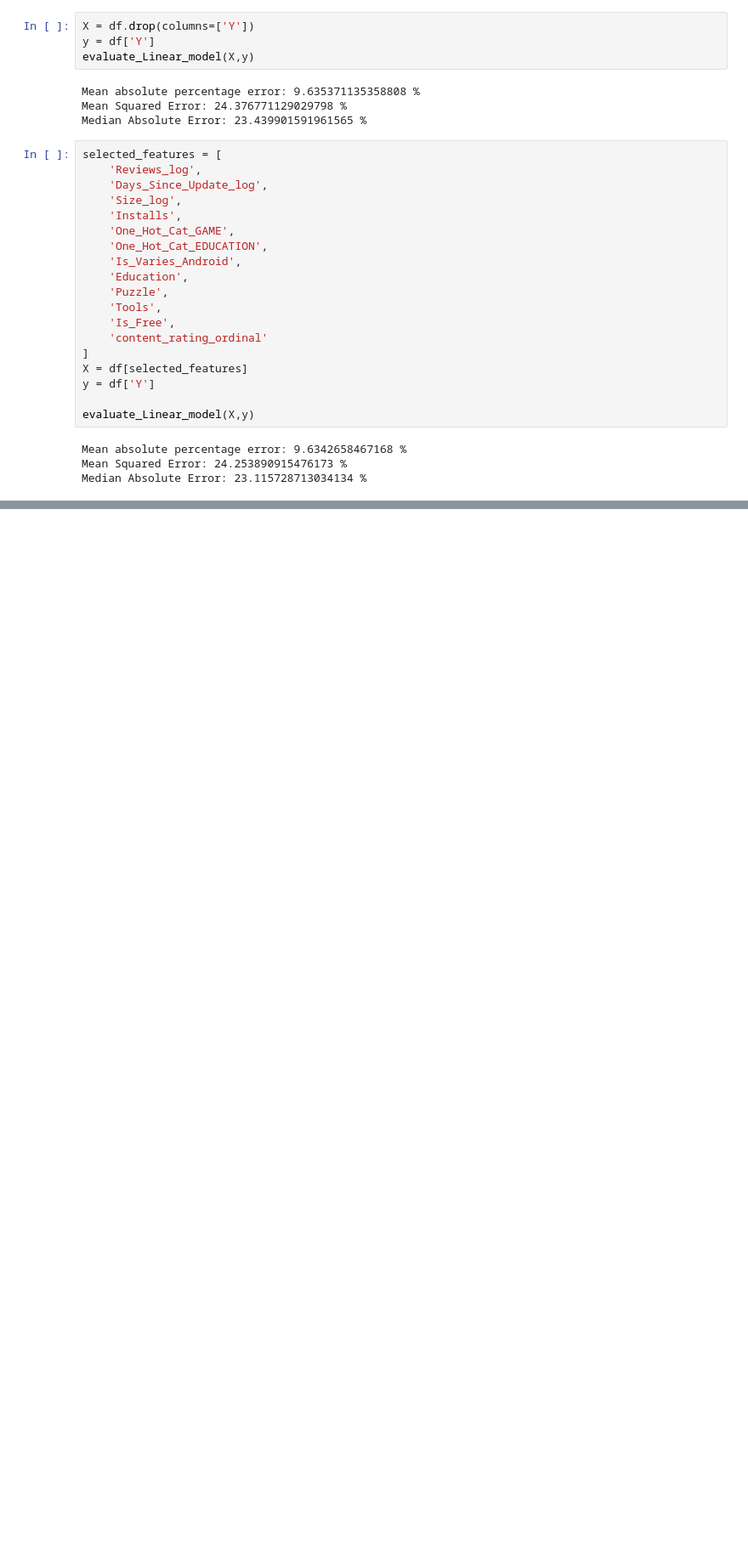
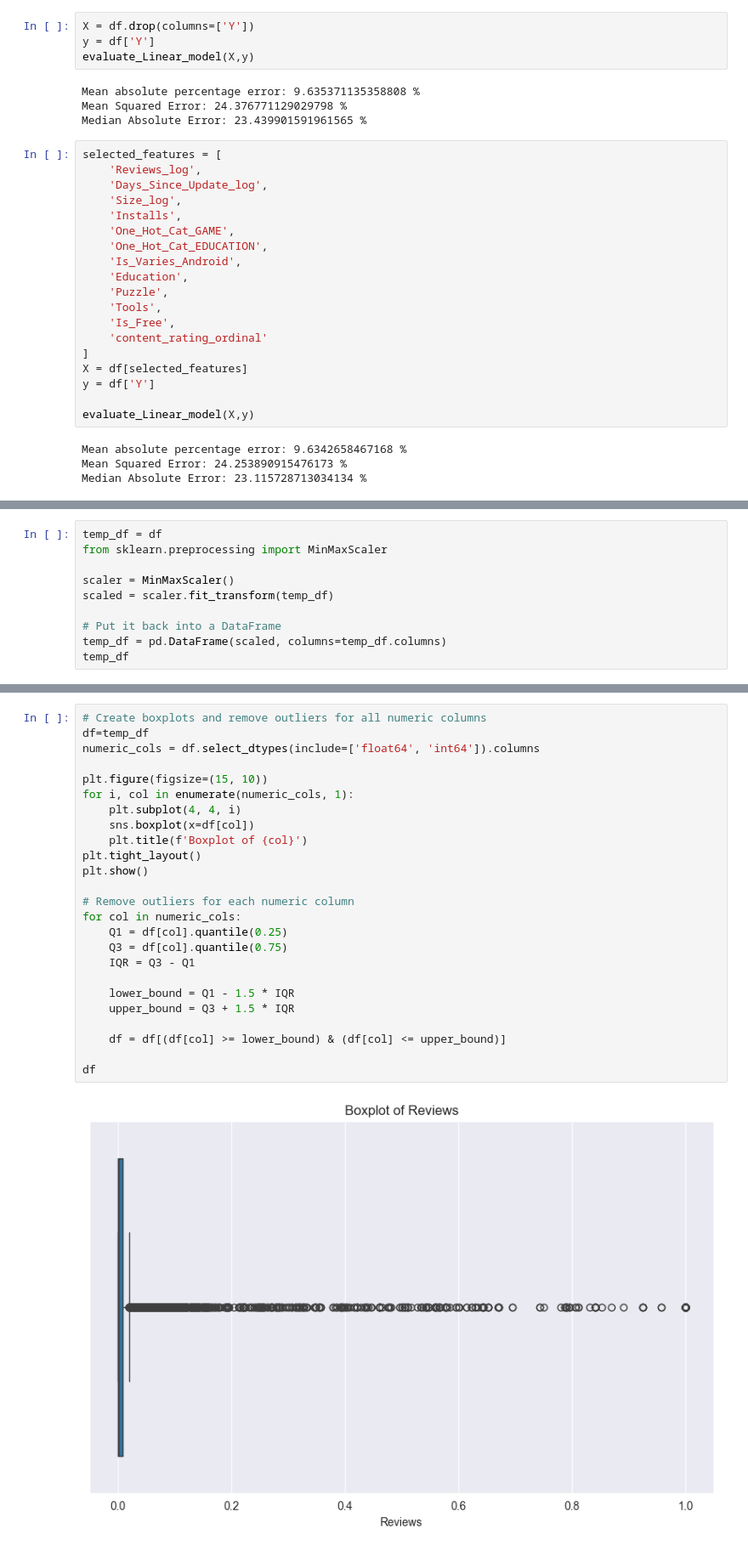
Before and after one commit to tob-git/App-Rating-Competition, a Jupyter notebook: sample.ipynb, the cells around one changed output, grey strips where cells are left out. Shown at 85% size. Saved outputs shown, nothing was run; the diff lists cells and outputs as text; blank space fills up the shorter version.

```diff
--- a/sample.ipynb
+++ b/sample.ipynb
@@ -1092,0 +1092,10 @@ Median Absolute Error: 25.147344216445244 %
+# %%
+temp_df = df
+from sklearn.preprocessing import MinMaxScaler
+
+scaler = MinMaxScaler()
+scaled = scaler.fit_transform(temp_df)
+
+# Put it back into a DataFrame
+temp_df = pd.DataFrame(scaled, columns=temp_df.columns)
+temp_df
@@ -1092,0 +1116,27 @@ Median Absolute Error: 25.147344216445244 %
+# %%
+# Create boxplots and remove outliers for all numeric columns
+df=temp_df
+numeric_cols = df.select_dtypes(include=['float64', 'int64']).columns
+
+plt.figure(figsize=(15, 10))
+for i, col in enumerate(numeric_cols, 1):
+    plt.subplot(4, 4, i)
+    sns.boxplot(x=df[col])
+    plt.title(f'Boxplot of {col}')
+plt.tight_layout()
+plt.show()
+
+# Remove outliers for each numeric column
+for col in numeric_cols:
+    Q1 = df[col].quantile(0.25)
+    Q3 = df[col].quantile(0.75)
+    IQR = Q3 - Q1
+
+    lower_bound = Q1 - 1.5 * IQR
+    upper_bound = Q3 + 1.5 * IQR
+
+    df = df[(df[col] >= lower_bound) & (df[col] <= upper_bound)]
+
+df
+# %% [output]
+[figure, added]
```
Also changed, not shown: parts of 9 cells of this notebook.
